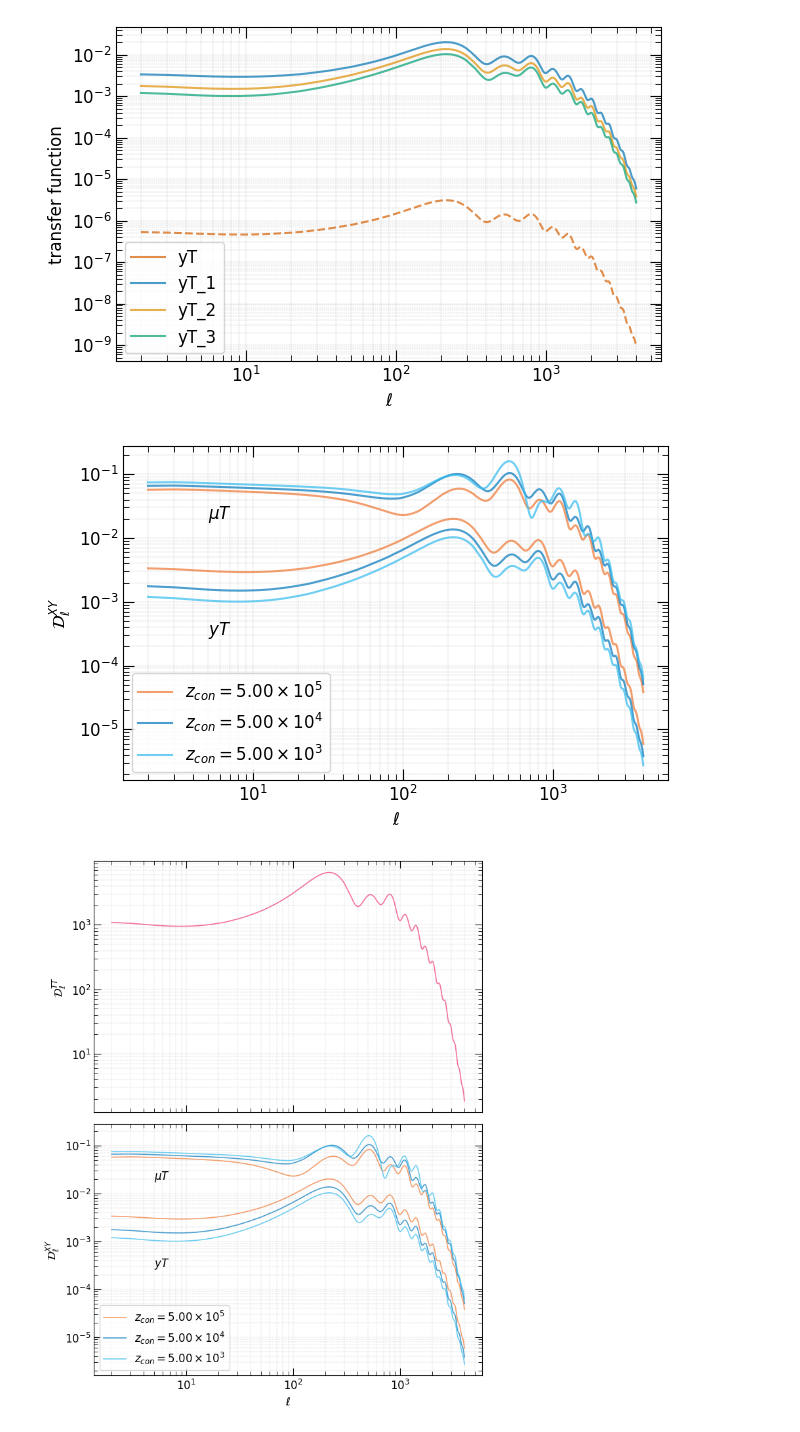
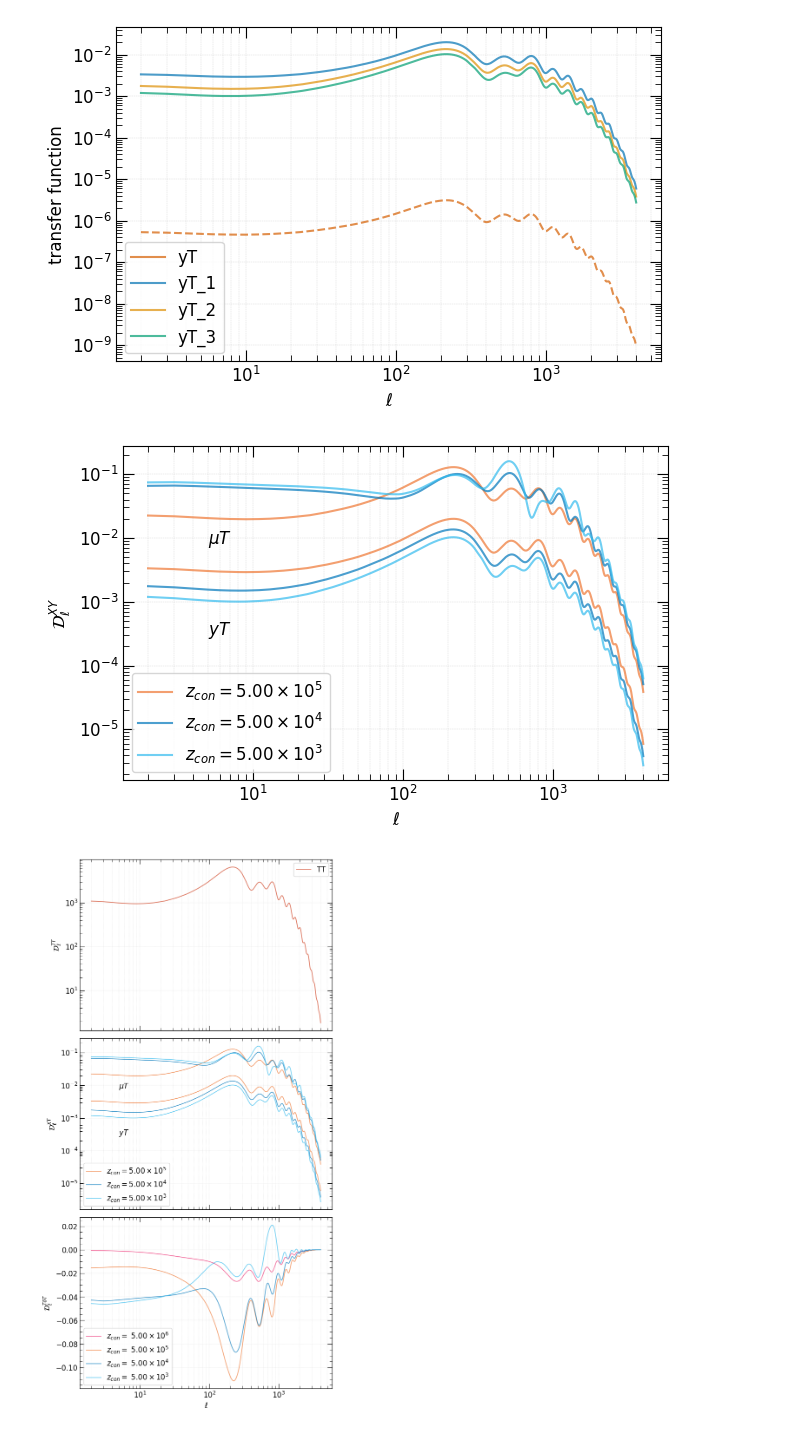
Before and after one commit to Sareva00/Photon_conversion, a Jupyter notebook: power_spectra.ipynb, the cells around one changed output. Cells and saved outputs as stored; diff of their text form; code cells hidden in the pictures.

Commit message:
improved plots and color palettes

```diff
--- a/power_spectra.ipynb
+++ b/power_spectra.ipynb
@@ -16,26 +16,28 @@ def extract_PS(folder_path):
     """Extract scattering basis transfer function data from files in a folder """
     folder = Path(folder_path) / "FH" / "yn_T_aniso_system"
 
-    file_path = next(folder.glob("power_spectra_ymax15_lmax15_adiabatic.dat.dat"))
+    file_path = next(folder.glob("power_spectra_ymax15_lmax15_adiabatic.dat"))
 
     ell = []
     TT = []
     muT = []
     yT = []
     T_T_corr = []
+    EE = []
 
     ell = np.loadtxt(file_path, comments='#')[:, 0]
     TT = np.loadtxt(file_path, comments='#')[:, 1]
     muT = np.loadtxt(file_path, comments='#')[:, 4]
     yT = np.loadtxt(file_path, comments='#')[:, 5]
     T_T_corr = np.loadtxt(file_path, comments='#')[:, 3]
+    EE = np.loadtxt(file_path, comments='#')[:, 6]
 
-    return np.array(ell), np.array(TT),np.array(yT), np.array(muT), np.array(T_T_corr)
+    return np.array(ell), np.array(TT), np.array(EE), np.array(yT), np.array(muT), np.array(T_T_corr)
 # %%
-ell , TT, yT, muT, T_T_corr = extract_PS("../Data/Dark-photons/output_dp_PS/outputs-dp1.0_PS/")
-_ , TT_1, yT_1, muT_1, T_T_corr_1 = extract_PS("../Data/Dark-photons/output_dp_PS/outputs-dp1.1_PS/")
-_ , TT_2, yT_2, muT_2, T_T_corr_2 = extract_PS("../Data/Dark-photons/output_dp_PS/outputs-dp1.2_PS/")
-_ , TT_3, yT_3, muT_3, T_T_corr_3 = extract_PS("../Data/Dark-photons/output_dp_PS/outputs-dp1.3_PS/")
+ell, TT, EE, yT, muT, T_T_corr = extract_PS("../Data/Dark-photons/output_dp_PS2/outputs-dp1.0_PS/")
+_ , _ , _ , yT_1, muT_1, T_T_corr_1 = extract_PS("../Data/Dark-photons/output_dp_PS2/outputs-dp1.1_PS/")
+_ , _ , _ , yT_2, muT_2, T_T_corr_2 = extract_PS("../Data/Dark-photons/output_dp_PS2/outputs-dp1.2_PS/")
+_ , _ , _ , yT_3, muT_3, T_T_corr_3 = extract_PS("../Data/Dark-photons/output_dp_PS2/outputs-dp1.3_PS/")
 # %%
 colors = mplt.set_colors(4, palette="colorblind")
 colors2 = tc.colorsets['vibrant']
@@ -134,52 +138,66 @@ mplt.set_ticks(ax)
 mplt.set_labels(ax, x_label="$\\ell$", x_log=True, y_label="$\\mathcal{D}_{\\ell}^{{XY}} $", y_log=True, title=None)
 
 ax.annotate("$yT$", xy=(5, 3e-4), fontsize=12)
-ax.annotate("$\\mu T$", xy=(5, 2e-2), fontsize=12)
+ax.annotate("$\\mu T$", xy=(5, 8e-3), fontsize=12)
 
 
 
 ax.legend()
 plt.show()
 # %% [output]
-[figure, old version]
+[figure, new version]
 # %%
-fig, ax = plt.subplots(2, 1, figsize=mplt.set_size(mplt.width, 1, (2,1)), sharex='col')
+fig, ax = plt.subplots(3, 1, figsize=mplt.set_size(mplt.width, 1, (3,1)), sharex='col')
 
-ax[0].plot(ell, TT, color=colors2[3], linewidth=1.2, alpha=0.7, linestyle="-")
-
+ax[0].plot(ell, TT, color=colors2[4], linewidth=1.2, alpha=0.7, linestyle="-", label="TT")
+#ax[0].plot(ell, EE, color=colors2[5], linewidth=1.2, alpha=0.7, linestyle="-", label="EE")
 
 ax[1].plot(ell, muT_1, color=colors2[0], alpha=0.7, linestyle="-", linewidth=1.2, label=f"$z_{{con}} = ${tools.sci_notation(5e5)}")
 ax[1].plot(ell, muT_2, color=colors2[1], alpha=0.7, linestyle="-", linewidth=1.2, label=f"$z_{{con}} = ${tools.sci_notation(5e4)}")
 ax[1].plot(ell, muT_3, color=colors2[2], alpha=0.7, linestyle="-", linewidth=1.2, label=f"$z_{{con}} = ${tools.sci_notation(5e3)}")
 
 ax[1].plot(ell, yT_1, color=colors2[0], alpha=0.7, linestyle="-", linewidth=1.2)
 ax[1].plot(ell, yT_2, color=colors2[1], alpha=0.7, linestyle="-", linewidth=1.2)
 ax[1].plot(ell, yT_3, color=colors2[2], alpha=0.7, linestyle="-", linewidth=1.2)
 
+ax[2].plot(ell, 2*T_T_corr, color=colors2[3], alpha=0.7, linestyle="-", linewidth=1.2, label=f"$z_{{con}} =$ {tools.sci_notation(5e6)}")
+ax[2].plot(ell, 2*T_T_corr_1, color=colors2[0], alpha=0.7, linestyle="-", linewidth=1.2, label=f"$z_{{con}} =$ {tools.sci_notation(5e5)}")
+ax[2].plot(ell, 2*T_T_corr_2, color=colors2[1], alpha=0.7, linestyle="-", linewidth=1.2, label=f"$z_{{con}} =$ {tools.sci_notation(5e4)}")
+ax[2].plot(ell, 2*T_T_corr_3, color=colors2[2], alpha=0.7, linestyle="-", linewidth=1.2, label=f"$z_{{con}} =$ {tools.sci_notation(5e3)}")
+
 
 mplt.set_ticks(ax[0])
 mplt.set_ticks(ax[1])
+mplt.set_ticks(ax[2])
 ax[0].tick_params(labelbottom=False)
-ax[0].set_xscale('log')
-ax[0].set_yscale('log')
-ax[0].set_ylabel("$\\mathcal{D}_\\ell^{{TT}}$")
-mplt.set_labels(ax[1], x_label="$\\ell$", x_log=True, y_label="$\\mathcal{D}_{\\ell}^{{XY}} $", y_log=True, title=None)
+ax[1].tick_params(labelbottom=False)
+
+
+mplt.set_labels(ax[0], x_label=None, x_log=True, y_label="$\\mathcal{D}_\\ell^{{TT}}$", y_log=True, title=None)
+mplt.set_labels(ax[1], x_label=None, x_log=True, y_label="$\\mathcal{D}_{\\ell}^{{XT}} $", y_log=True, title=None)
+mplt.set_labels(ax[2], x_label="$\\ell$", x_log=True, y_label="$\\mathcal{D}_{\\ell}^{{T \\delta T}} $", y_log=False, title=None)
 
 # ax.annotate("$yT$", xy=(5, 3e-4), fontsize=12)
 # ax.annotate("$\\mu T$", xy=(5, 2e-2), fontsize=12)
 
 #plt.savefig('outputs/muT_yT_TT.pdf', dpi=300, bbox_inches="tight")
 ax[1].annotate("$yT$", xy=(5, 3e-4), fontsize=12)
-ax[1].annotate("$\\mu T$", xy=(5, 2e-2), fontsize=12)
+ax[1].annotate("$\\mu T$", xy=(5, 8e-3), fontsize=12)
 # ax[0].set_ylim(10, 1e4)
 
-plt.savefig('outputs/muT_yT.pdf', dpi=300, bbox_inches="tight")
+
+ax[1].legend()
+ax[0].legend()
+ax[2].legend()
+
+#$\\mathcal{D}_{\\ell}^{{T \\delta T}} $
+
 
 plt.tight_layout()
-ax[1].legend()
+plt.savefig('outputs/muT_yT.pdf', dpi=300, bbox_inches="tight")
 plt.show()
 # %% [output]
-[figure, old version]
+[figure, new version]
 # %%
 def extract_PS_batch(folder_path, index_max):
     """Extract scattering basis transfer function data from files in a folder """
```
Also changed, not shown: parts of 7 cells of this notebook, 6 other files.
